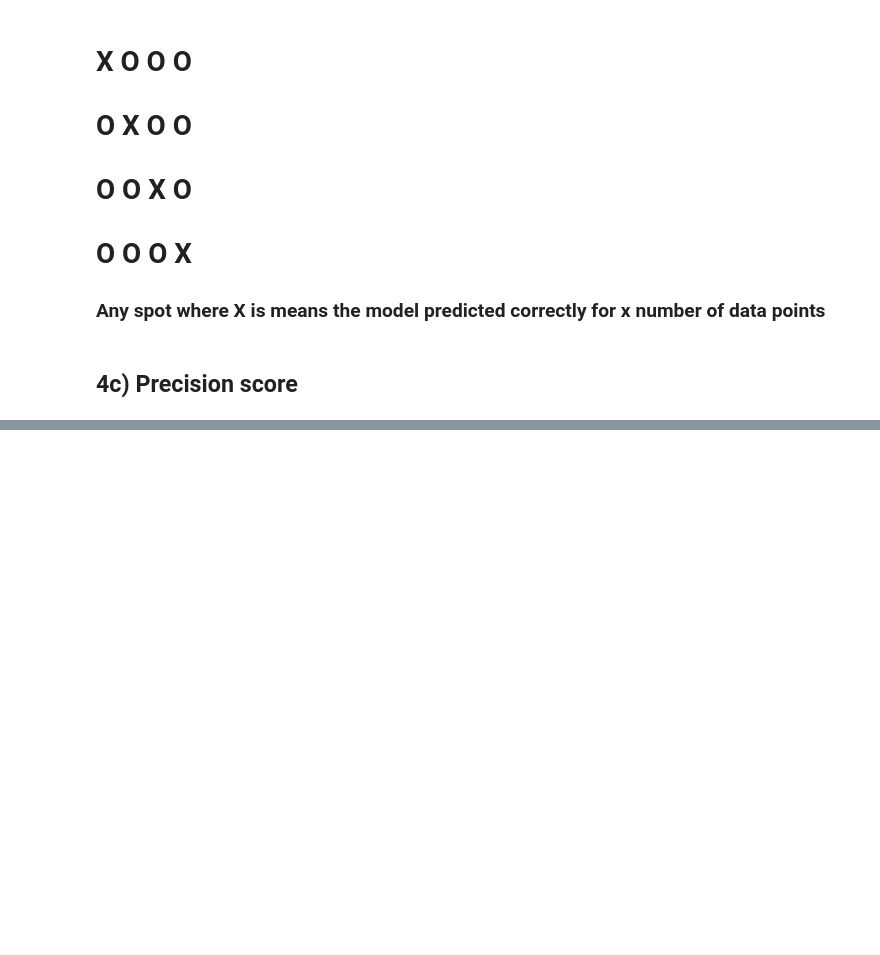
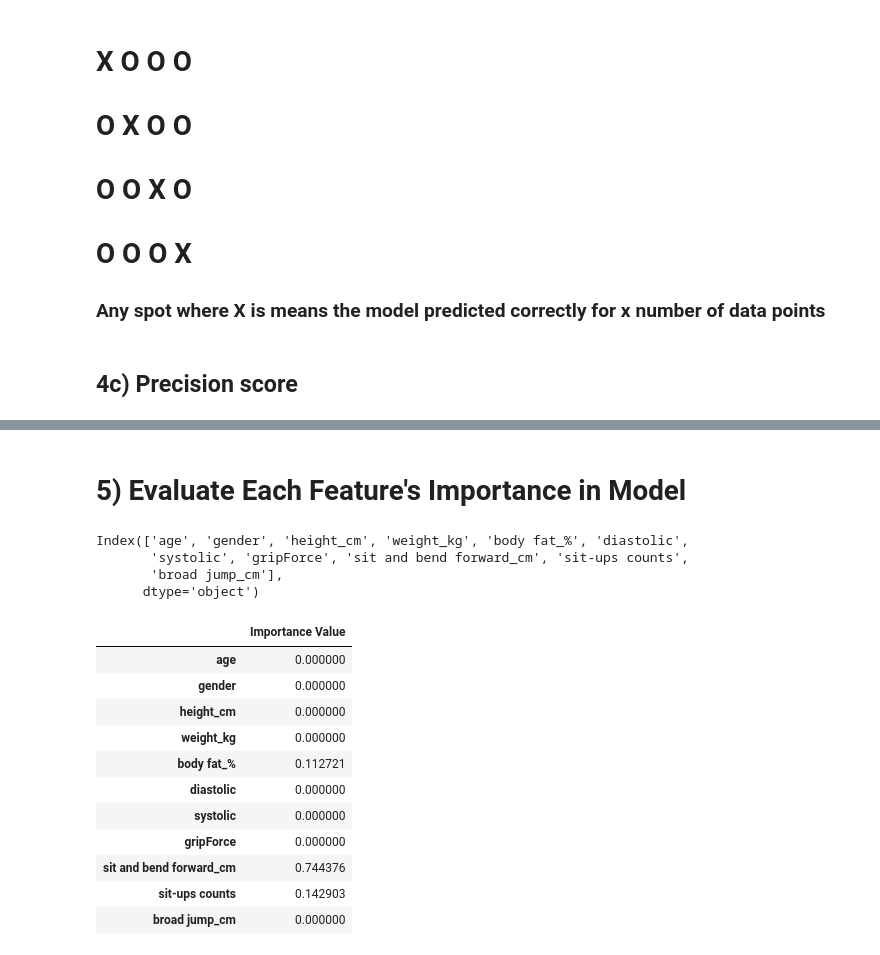
Before and after one commit to Sonicdaheghod/Decision-Tree_MT, a Jupyter notebook: DecisionTree_ MT.ipynb, the cells around one changed output, grey strips where cells are left out. Cells and saved outputs as stored; diff of their text form; code cells hidden in the pictures; blank space fills up the shorter version.

```diff
--- a/DecisionTree_ MT.ipynb
+++ b/DecisionTree_ MT.ipynb
@@ -220,0 +282,32 @@ array([[83,  0,  4,  0],
+# %% [markdown]
+# 5) Evaluate Each Feature's Importance in Model
+# %%
+#get column names as variable
+my_features_names = x_data.columns
+my_features_names
+# %% [output]
+Index(['age', 'gender', 'height_cm', 'weight_kg', 'body fat_%', 'diastolic',
+       'systolic', 'gripForce', 'sit and bend forward_cm', 'sit-ups counts',
+       'broad jump_cm'],
+      dtype='object')
+# %%
+#create neatly formatted dataframe of column names with their importance value
+
+pd_features = pd.DataFrame(my_classifier.feature_importances_, index = my_features_names)
+#issue: 0 was column name, use rename to replace title
+pd_features.rename(columns = {0 : "Importance Value"},
+                  inplace = True)
+pd_features
+# %% [output]
+|  | Importance Value |
+| age | 0.000000 |
+| gender | 0.000000 |
+| height_cm | 0.000000 |
+| weight_kg | 0.000000 |
+| body fat_% | 0.112721 |
+| diastolic | 0.000000 |
+| systolic | 0.000000 |
+| gripForce | 0.000000 |
+| sit and bend forward_cm | 0.744376 |
+| sit-ups counts | 0.142903 |
+| broad jump_cm | 0.000000 |
```
Also changed, not shown: parts of 28 cells of this notebook.
